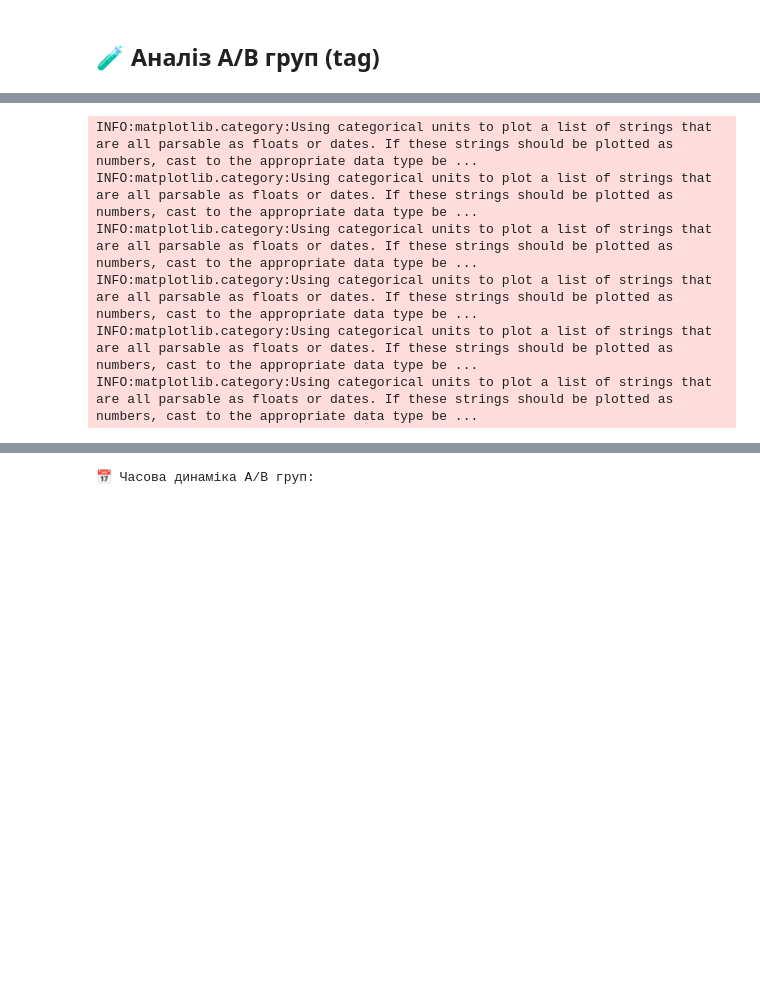
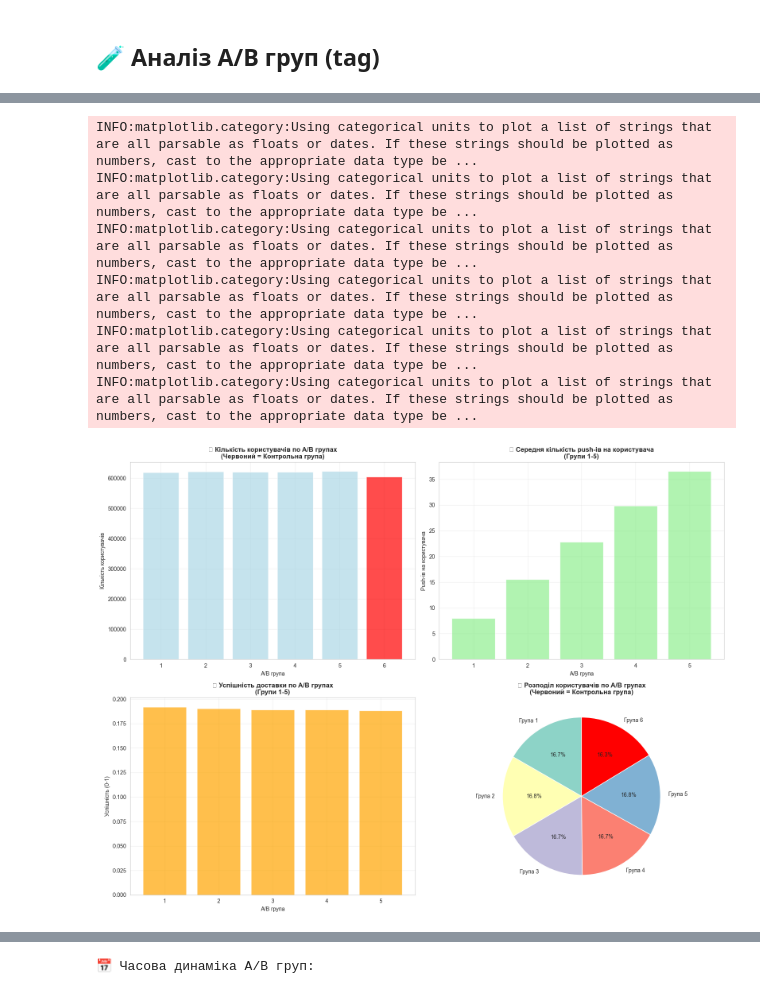
Before and after one commit to mementomee/push_conversion_analysis, a Jupyter notebook: notebooks/01_eda_statistic.ipynb, the cells around one changed output, grey strips where cells are left out. Cells and saved outputs as stored; diff of their text form; code cells hidden in the pictures; blank space fills up the shorter version.

```diff
--- a/notebooks/01_eda_statistic.ipynb
+++ b/notebooks/01_eda_statistic.ipynb
@@ -391,11 +391,14 @@ print(top_hours.to_string(index=False))
 # %% [markdown]
 ## 🧪 Аналіз A/B груп (tag)
 # %%
-print("🧪 АНАЛІЗ A/B ГРУП (TAG)")
-print("=" * 35)
+print("🧪 АНАЛІЗ A/B ГРУП (TAG) - ВКЛЮЧАЮЧИ КОНТРОЛЬНУ ГРУПУ")
+print("=" * 60)
 
-# 1. Розподіл користувачів по A/B групах
-ab_distribution_query = f"""
+# 1. Розподіл користувачів по A/B групах - ОНОВЛЕНИЙ ЗАПИТ
+print("\n🔍 Завантаження даних A/B груп з урахуванням контрольної групи...")
+
+# Спочатку отримуємо push-групи (1-5)
+ab_push_query = f"""
 SELECT
     d.tag as ab_group,
     COUNT(DISTINCT d.gadid) as unique_users,
@@ -410,55 +413,100 @@ WHERE e.event_type = {PUSH_EVENT_TYPE}
     AND e.type = {ANDROID_TYPE}
     AND d.gadid IS NOT NULL
     AND d.tag IS NOT NULL
+    AND d.tag IN ('1', '2', '3', '4', '5')
     AND toDate(e.created_at) >= '{PUSH_START_DATE}'
     AND toDate(e.created_at) <= '{PUSH_END_DATE}'
 GROUP BY d.tag
 ORDER BY d.tag
 """
-ab_groups = db_manager.query_to_df(stat_client, ab_distribution_query)
 
-print("\n📊 Розподіл користувачів по A/B групах:")
+# Окремо отримуємо контрольну групу (група 6 - без push-ів)
+ab_control_query = f"""
+SELECT
+    '6' as ab_group,
+    COUNT(DISTINCT gadid) as unique_users,
+    0 as total_pushes,
+    NULL as avg_success_rate,
+    0 as avg_pushes_per_user,
+    NULL as first_push,
+    NULL as last_push
+FROM device
+WHERE tag = '6'
+    AND type = {ANDROID_TYPE}
+    AND gadid IS NOT NULL
+"""
+
+print("Завантаження push-груп (1-5)...")
+ab_push_groups = db_manager.query_to_df(stat_client, ab_push_query)
+
+print("Завантаження контрольної групи (6)...")
+ab_control_group = db_manager.query_to_df(stat_client, ab_control_query)
+
+# Об'єднуємо всі групи
+ab_groups = pd.concat([ab_push_groups, ab_control_group], ignore_index=True)
+ab_groups['ab_group'] = ab_groups['ab_group'].astype(str)
+ab_groups = ab_groups.sort_values('ab_group')
+
+print("\n📊 Розподіл користувачів по A/B групах (ВКЛЮЧАЮЧИ КОНТРОЛЬНУ ГРУПУ):")
 print(ab_groups.to_string(index=False))
 
 # Обчислення додаткових метрик
 total_users = ab_groups['unique_users'].sum()
 ab_groups['user_percentage'] = (ab_groups['unique_users'] / total_users * 100).round(2)
+ab_groups['group_type'] = ab_groups['ab_group'].apply(lambda x: 'Control Group' if x == '6' else 'Push Group')
 
-print("\n📈 Відсоткові розподіли:")
-ab_summary = ab_groups[['ab_group', 'unique_users', 'user_percentage', 'avg_pushes_per_user', 'avg_success_rate']]
+print("\n📈 Детальний розподіл:")
+ab_summary = ab_groups[['ab_group', 'group_type', 'unique_users', 'user_percentage', 'avg_pushes_per_user', 'avg_success_rate']]
 print(ab_summary.to_string(index=False))
 
-# Візуалізація A/B груп
+# Перевірка коректності контрольної групи
+control_group = ab_groups[ab_groups['ab_group'] == '6']
+if not control_group.empty:
+    control_users = control_group['unique_users'].iloc[0]
+    print(f"\n✅ КОНТРОЛЬНА ГРУПА ЗНАЙДЕНА:")
+    print(f"   • Користувачів у групі 6: {control_users:,}")
+    if control_users > 500000:
+        print(f"   • ✅ Кількість реалістична (> 500K)")
+    else:
+        print(f"   • ⚠️ Можлива проблема: занадто мало користувачів")
+else:
+    print("❌ ПОМИЛКА: Контрольна група не знайдена!")
+
+# Візуалізація A/B груп з контрольною групою
 fig, axes = plt.subplots(2, 2, figsize=(16, 12))
 
-# График 1: Розподіл користувачів по A/B групах
-axes[0,0].bar(ab_groups['ab_group'], ab_groups['unique_users'], alpha=0.7, color='lightblue')
-axes[0,0].set_title('👥 Кількість користувачів по A/B групах', fontsize=12, fontweight='bold')
+# График 1: Розподіл користувачів по A/B групах з виділенням контрольної групи
+colors = ['red' if group == '6' else 'lightblue' for group in ab_groups['ab_group']]
+axes[0,0].bar(ab_groups['ab_group'], ab_groups['unique_users'], alpha=0.7, color=colors)
+axes[0,0].set_title('👥 Кількість користувачів по A/B групах\n(Червоний = Контрольна група)', fontsize=12, fontweight='bold')
 axes[0,0].set_xlabel('A/B група')
 axes[0,0].set_ylabel('Кількість користувачів')
 axes[0,0].grid(True, alpha=0.3)
 
-# График 2: Середня кількість push-ів на користувача
-axes[0,1].bar(ab_groups['ab_group'], ab_groups['avg_pushes_per_user'], alpha=0.7, color='lightgreen')
-axes[0,1].set_title('📱 Середня кількість push-ів на користувача', fontsize=12, fontweight='bold')
+# График 2: Середня кількість push-ів на користувача (виключаючи групу 6)
+push_groups = ab_groups[ab_groups['ab_group'] != '6']
+axes[0,1].bar(push_groups['ab_group'], push_groups['avg_pushes_per_user'], alpha=0.7, color='lightgreen')
+axes[0,1].set_title('📱 Середня кількість push-ів на користувача\n(Групи 1-5)', fontsize=12, fontweight='bold')
 axes[0,1].set_xlabel('A/B група')
 axes[0,1].set_ylabel('Push-ів на користувача')
 axes[0,1].grid(True, alpha=0.3)
 
-# График 3: Успішність доставки по групах
-axes[1,0].bar(ab_groups['ab_group'], ab_groups['avg_success_rate'], alpha=0.7, color='orange')
-axes[1,0].set_title('📈 Успішність доставки по A/B групах', fontsize=12, fontweight='bold')
+# График 3: Успішність доставки по групах (виключаючи групу 6)
+axes[1,0].bar(push_groups['ab_group'], push_groups['avg_success_rate'], alpha=0.7, color='orange')
+axes[1,0].set_title('📈 Успішність доставки по A/B групах\n(Групи 1-5)', fontsize=12, fontweight='bold')
 axes[1,0].set_xlabel('A/B група')
 axes[1,0].set_ylabel('Успішність (0-1)')
 axes[1,0].grid(True, alpha=0.3)
 
-# График 4: Пієчарта розподілу користувачів
-axes[1,1].pie(ab_groups['unique_users'], labels=ab_groups['ab_group'], autopct='%1.1f%%', startangle=90)
-axes[1,1].set_title('🥧 Розподіл користувачів по A/B групах (%)', fontsize=12, fontweight='bold')
+# График 4: Пієчарта розподілу користувачів з виділенням контрольної групи
+colors_pie = ['red' if group == '6' else plt.cm.Set3(i) for i, group in enumerate(ab_groups['ab_group'])]
+axes[1,1].pie(ab_groups['unique_users'], labels=[f"Група {g}" for g in ab_groups['ab_group']],
+              autopct='%1.1f%%', startangle=90, colors=colors_pie)
+axes[1,1].set_title('🥧 Розподіл користувачів по A/B групах\n(Червоний = Контрольна група)', fontsize=12, fontweight='bold')
 
 plt.tight_layout()
-plt.savefig('../outputs/charts/ab_groups_analysis.png', dpi=300, bbox_inches='tight')
+plt.savefig('../outputs/charts/ab_groups_analysis_with_control.png', dpi=300, bbox_inches='tight')
 plt.show()
 
-print("\n✅ Графік збережено: outputs/charts/ab_groups_analysis.png")
+print("\n✅ Графік збережено: outputs/charts/ab_groups_analysis_with_control.png")
 # %% [output]
@@ -467,6 +530,7 @@ print("\n✅ Графік збережено: outputs/charts/ab_groups_analysis.
 INFO:matplotlib.category:Using categorical units to plot a list of strings that are all parsable as floats or dates. If these strings should be plotted as numbers, cast to the appropriate data type be ...
 INFO:matplotlib.category:Using categorical units to plot a list of strings that are all parsable as floats or dates. If these strings should be plotted as numbers, cast to the appropriate data type be ...
 INFO:matplotlib.category:Using categorical units to plot a list of strings that are all parsable as floats or dates. If these strings should be plotted as numbers, cast to the appropriate data type be ...
 INFO:matplotlib.category:Using categorical units to plot a list of strings that are all parsable as floats or dates. If these strings should be plotted as numbers, cast to the appropriate data type be ...
 INFO:matplotlib.category:Using categorical units to plot a list of strings that are all parsable as floats or dates. If these strings should be plotted as numbers, cast to the appropriate data type be ...
 INFO:matplotlib.category:Using categorical units to plot a list of strings that are all parsable as floats or dates. If these strings should be plotted as numbers, cast to the appropriate data type be ...
+[figure, new version]
```
Also changed, not shown: parts of 2 cells of this notebook, 20 other files.
